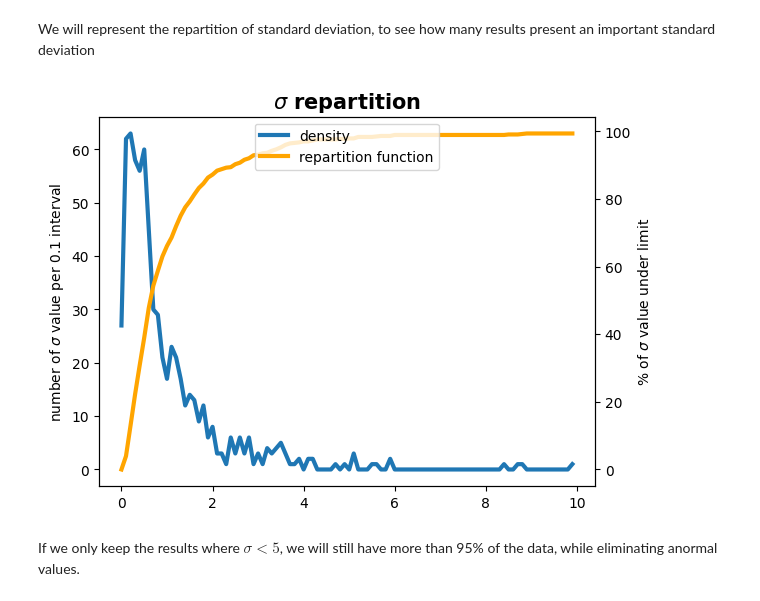
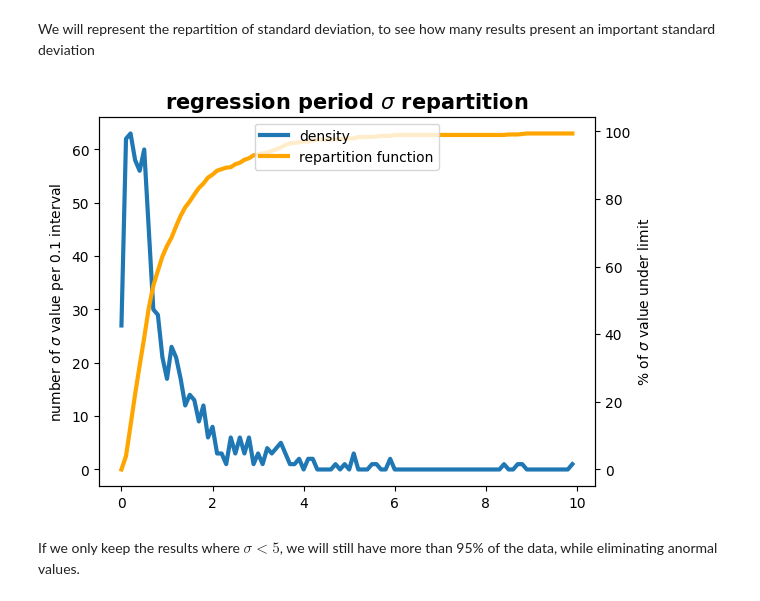
Before and after one commit to alexandrebois/TR-Stock_market_recation_mitigation_target, a Jupyter notebook: 3 -Heterogeneity.ipynb, the cells around one changed output. Cells and saved outputs as stored; diff of their text form; code cells hidden in the pictures.

```diff
--- a/3 -Heterogeneity.ipynb
+++ b/3 -Heterogeneity.ipynb
@@ -45,23 +46,24 @@ We will represent the repartition of standard deviation, to see how many results
 # %%
 Sigma_density = np.array([np.sum(np.logical_and(Sigma < 0.1*(i+1) , Sigma >=  0.1*i)) for i in range(100)])
 Sigma_inf_percentage = np.array([ np.sum( Sigma< 0.1*i)*100/len(Sigma) for i in range(100)])
 x = np.array([ 0.1 * i  for i in range(100)])
 
 fig, ax = plt.subplots()
 ax.plot(x, Sigma_density, linewidth = 3)
 ax.set_ylabel('number of $\sigma$ value per 0.1 interval')
 
 
 ax2 = ax.twinx()
 ax2.plot(x, Sigma_inf_percentage,  color = 'orange', linewidth = 3)
 ax2.set_ylabel('$\%$ of $\sigma$ value under limit')
 
 lines = [ax.get_lines()[0], ax2.get_lines()[0]]
 plt.legend(lines, ['density', 'repartition function'], loc="upper center")
-plt.title('$\sigma$ repartition', fontsize = 15 , fontweight = 'semibold')
+plt.title('regression period $\sigma$ repartition', fontsize = 15 , fontweight = 'semibold')
+#plt.savefig(path.join(result_folder, 'sigma_repartition.png' ))
 plt.show();
 # %% [output]
-[figure, old version]
+[figure, new version]
 # %% [markdown]
 If we only keep the results where $\sigma < 5$, we will still have more than 95% of the data, while eliminating anormal values.
 # %%
```
Also changed, not shown: parts of 20 cells of this notebook, 3 other files.
